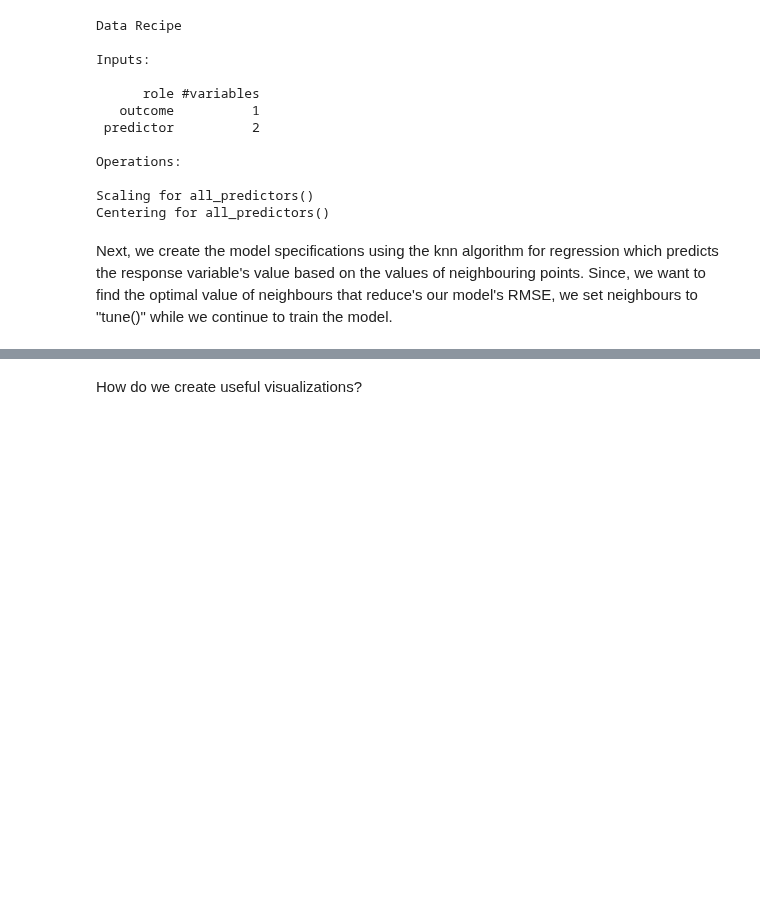
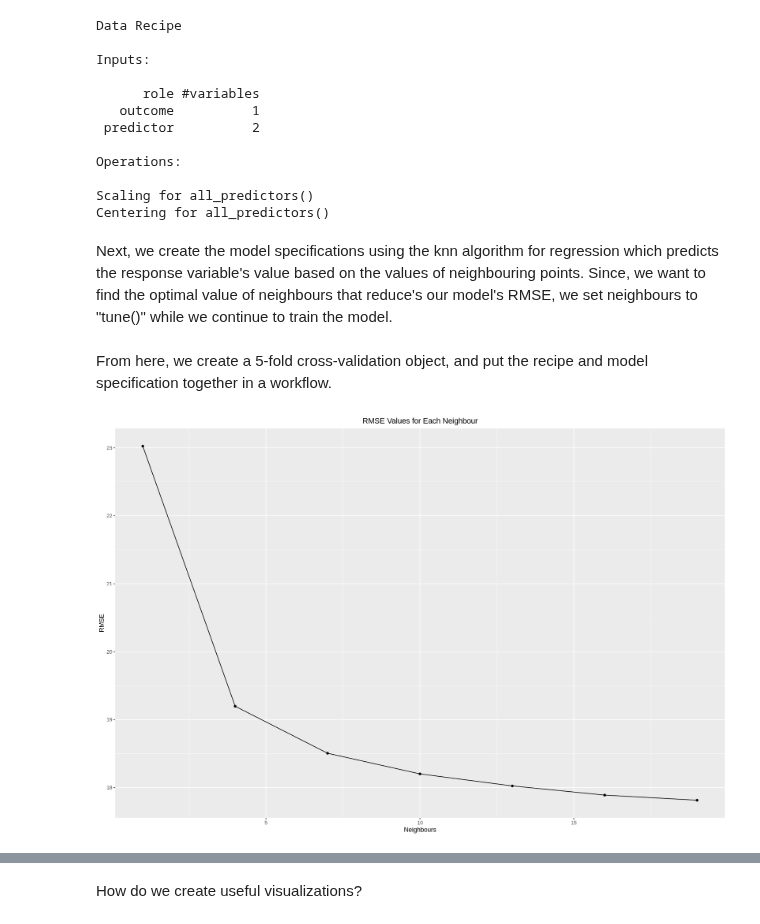
Before and after one commit to niickmerc/DSCI100-Group-Final, a Jupyter notebook: ProjectReport.ipynb, the cells around one changed output, grey strips where cells are left out. Cells and saved outputs as stored; diff of their text form; code cells hidden in the pictures; blank space fills up the shorter version.

```diff
--- a/ProjectReport.ipynb
+++ b/ProjectReport.ipynb
@@ -161,11 +182,13 @@ Centering for all_predictors()
 # %% [markdown]
 Next, we create the model specifications using the knn algorithm for regression which predicts the response variable's value based on the values of neighbouring points. Since, we want to find the optimal value of neighbours that reduce's our model's RMSE, we set neighbours to "tune()" while we continue to train the model.
 # %%
-knn_tune <- nearest_neighbor(weight_func = "rectangular", neighbors = tune()) %>%
+knn_tune = nearest_neighbor(weight_func = "rectangular", neighbors = tune()) %>%
             set_engine("kknn") %>%
             set_mode("regression")
+# %% [markdown]
+From here, we create a 5-fold cross-validation object, and put the recipe and model specification together in a workflow.
 # %%
-spotify_vfold <- vfold_cv(spotify_train, v = 5, strata = popularity)
+spotify_vfold = vfold_cv(spotify_train, v = 5, strata = popularity)
 
 gridvals = tibble(neighbors = seq(from = 1, to = 20, by = 3))
 # %%
@@ -173,7 +196,22 @@ spotify_results <- workflow() %>%
                       add_recipe(spotify_recipe) %>%
                       add_model(knn_tune) %>%
                       tune_grid(resamples = spotify_vfold, grid = gridvals) %>%
-                      collect_metrics()
+                      collect_metrics() %>%
+                    filter(.metric == "rmse")
+# %%
+options(repr.plot.width= 15, repr.plot.height= 10)
+
+spotify_results_plot = spotify_results %>%
+                ggplot(aes(x = neighbors, y = mean)) +
+                geom_point() +
+                geom_line() +
+                labs(x = "Neighbours", y = "RMSE") +
+                ggtitle("RMSE Values for Each Neighbour") +
+                theme(plot.title = element_text(hjust = 0.5))
+
+spotify_results_plot
+# %% [output]
+[figure, added]
 # %%
 spotify_rmse <- spotify_results %>%
         filter(.metric == "rmse") %>%
```
Also changed, not shown: parts of 42 cells of this notebook, 1 other file.
